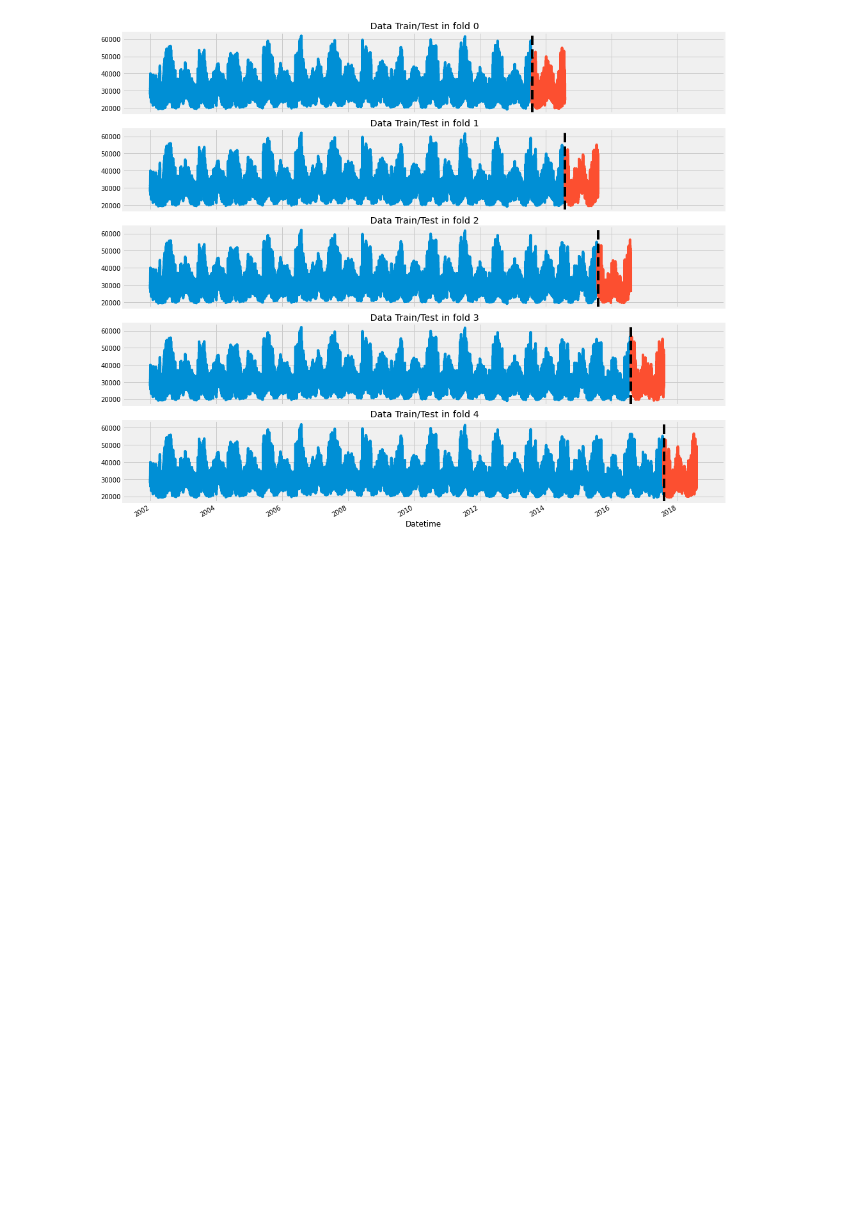
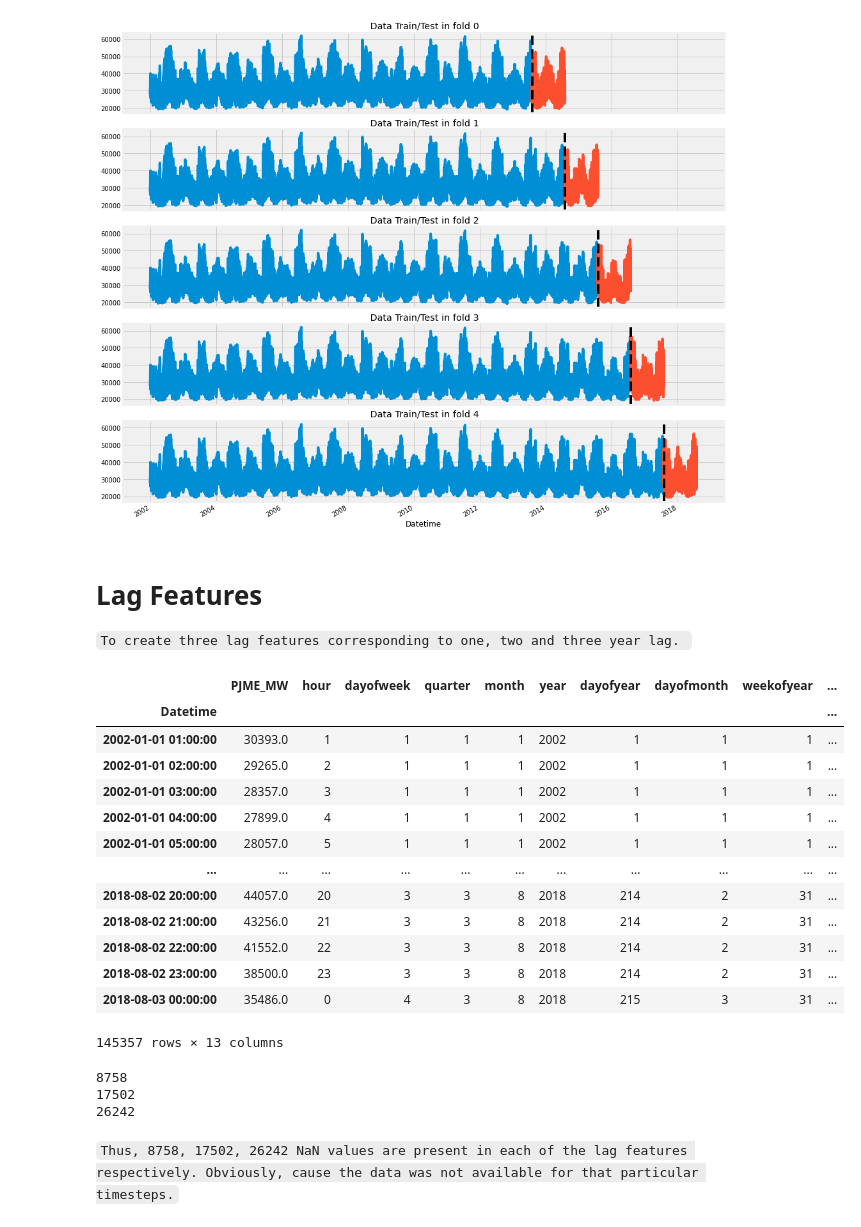
Before and after one commit to singhmanish2411/Energy-Comsumption-Forecasting, a Jupyter notebook: forcasting.ipynb, the cells around one changed output. Cells and saved outputs as stored; diff of their text form; code cells hidden in the pictures; blank space fills up the shorter version.

```diff
--- a/forcasting.ipynb
+++ b/forcasting.ipynb
@@ -320,3 +320,40 @@ for train_idx, test_idx in tss.split(df):
 plt.show()
 # %% [output]
 [figure]
+# %% [markdown]
+# **Lag Features**
+`To create three lag features corresponding to one, two and three year lag. `
+# %%
+def create_lag(dataframe):
+    target_map = df['PJME_MW'].to_dict()
+    df['lag1'] = (df.index - pd.Timedelta('364 days')).map(target_map)
+    df['lag2'] = (df.index - pd.Timedelta('728 days')).map(target_map)
+    df['lag3'] = (df.index - pd.Timedelta('1092 days')).map(target_map)
+    return df
+
+create_lag(df)
+# %% [output]
+|  | PJME_MW | hour | dayofweek | quarter | month | year | dayofyear | dayofmonth | weekofyear | ... |
+| Datetime |  |  |  |  |  |  |  |  |  | ... |
+| 2002-01-01 01:00:00 | 30393.0 | 1 | 1 | 1 | 1 | 2002 | 1 | 1 | 1 | ... |
+| 2002-01-01 02:00:00 | 29265.0 | 2 | 1 | 1 | 1 | 2002 | 1 | 1 | 1 | ... |
+| 2002-01-01 03:00:00 | 28357.0 | 3 | 1 | 1 | 1 | 2002 | 1 | 1 | 1 | ... |
+| 2002-01-01 04:00:00 | 27899.0 | 4 | 1 | 1 | 1 | 2002 | 1 | 1 | 1 | ... |
+| 2002-01-01 05:00:00 | 28057.0 | 5 | 1 | 1 | 1 | 2002 | 1 | 1 | 1 | ... |
+| ... | ... | ... | ... | ... | ... | ... | ... | ... | ... | ... |
+| 2018-08-02 20:00:00 | 44057.0 | 20 | 3 | 3 | 8 | 2018 | 214 | 2 | 31 | ... |
+| 2018-08-02 21:00:00 | 43256.0 | 21 | 3 | 3 | 8 | 2018 | 214 | 2 | 31 | ... |
+| 2018-08-02 22:00:00 | 41552.0 | 22 | 3 | 3 | 8 | 2018 | 214 | 2 | 31 | ... |
+| 2018-08-02 23:00:00 | 38500.0 | 23 | 3 | 3 | 8 | 2018 | 214 | 2 | 31 | ... |
+| 2018-08-03 00:00:00 | 35486.0 | 0 | 4 | 3 | 8 | 2018 | 215 | 3 | 31 | ... |
+145357 rows × 13 columns
+# %%
+print(df['lag1'].isna().sum())
+print(df['lag2'].isna().sum())
+print(df['lag3'].isna().sum())
+# %% [output]
+8758
+17502
+26242
+# %% [markdown]
+`Thus, 8758, 17502, 26242 NaN values are present in each of the lag features respectively. Obviously, cause the data was not available for that particular timesteps.`
```
